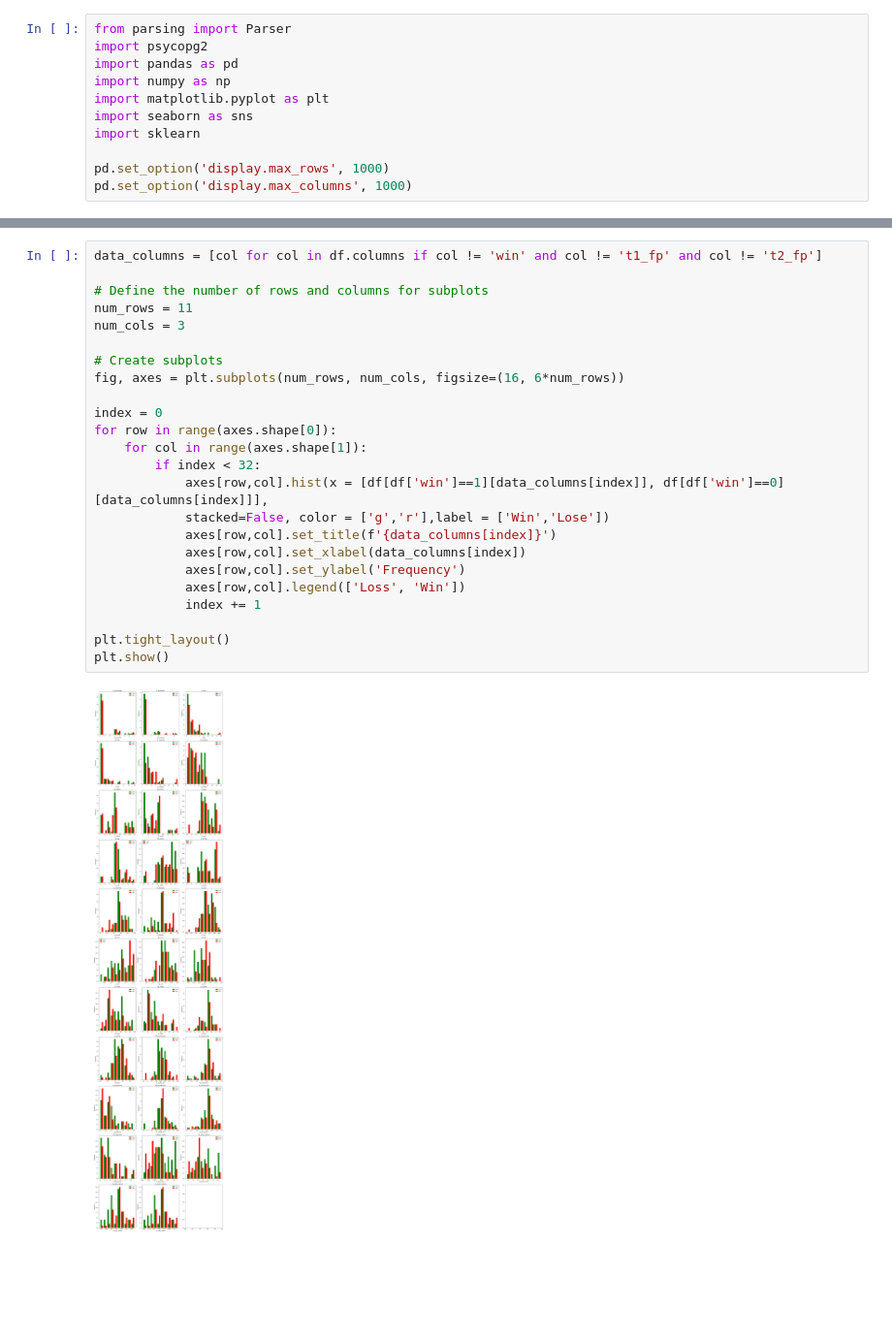
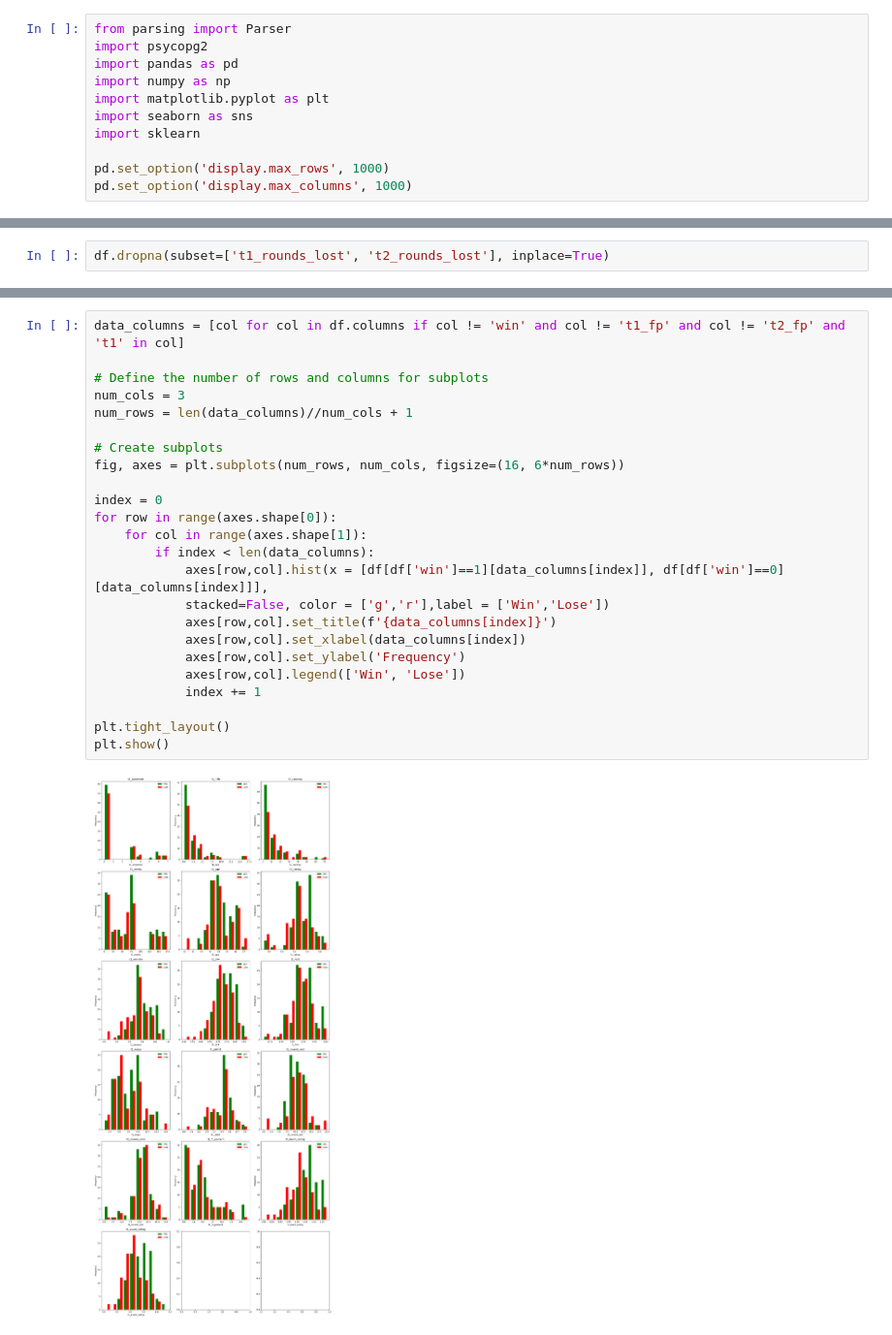
Before and after one commit to point516/cs_bot, a Jupyter notebook: data_science.ipynb, the cells around one changed output, grey strips where cells are left out. Shown: that part at 97% size. Drawn from its saved outputs; the diff is of its cells as text; blank space fills up the shorter version.

Commit message:
continue data science

```diff
--- a/data_science.ipynb
+++ b/data_science.ipynb
@@ -132,0 +234,2 @@ df.describe()
+# %%
+df.dropna(subset=['t1_rounds_lost', 't2_rounds_lost'], inplace=True)
@@ -133,26 +256,26 @@ df.describe()
 # %%
-data_columns = [col for col in df.columns if col != 'win' and col != 't1_fp' and col != 't2_fp']
+data_columns = [col for col in df.columns if col != 'win' and col != 't1_fp' and col != 't2_fp' and 't1' in col]
 
 # Define the number of rows and columns for subplots
-num_rows = 11
 num_cols = 3
+num_rows = len(data_columns)//num_cols + 1
 
 # Create subplots
 fig, axes = plt.subplots(num_rows, num_cols, figsize=(16, 6*num_rows))
 
 index = 0
 for row in range(axes.shape[0]):
     for col in range(axes.shape[1]):
-        if index < 32:
+        if index < len(data_columns):
             axes[row,col].hist(x = [df[df['win']==1][data_columns[index]], df[df['win']==0][data_columns[index]]],
             stacked=False, color = ['g','r'],label = ['Win','Lose'])
             axes[row,col].set_title(f'{data_columns[index]}')
             axes[row,col].set_xlabel(data_columns[index])
             axes[row,col].set_ylabel('Frequency')
-            axes[row,col].legend(['Loss', 'Win'])
+            axes[row,col].legend(['Win', 'Lose'])
             index += 1
 
 plt.tight_layout()
 plt.show()
 # %% [output]
-[figure, old version]
+[figure, new version]
```
Also changed, not shown: parts of 7 cells of this notebook.
